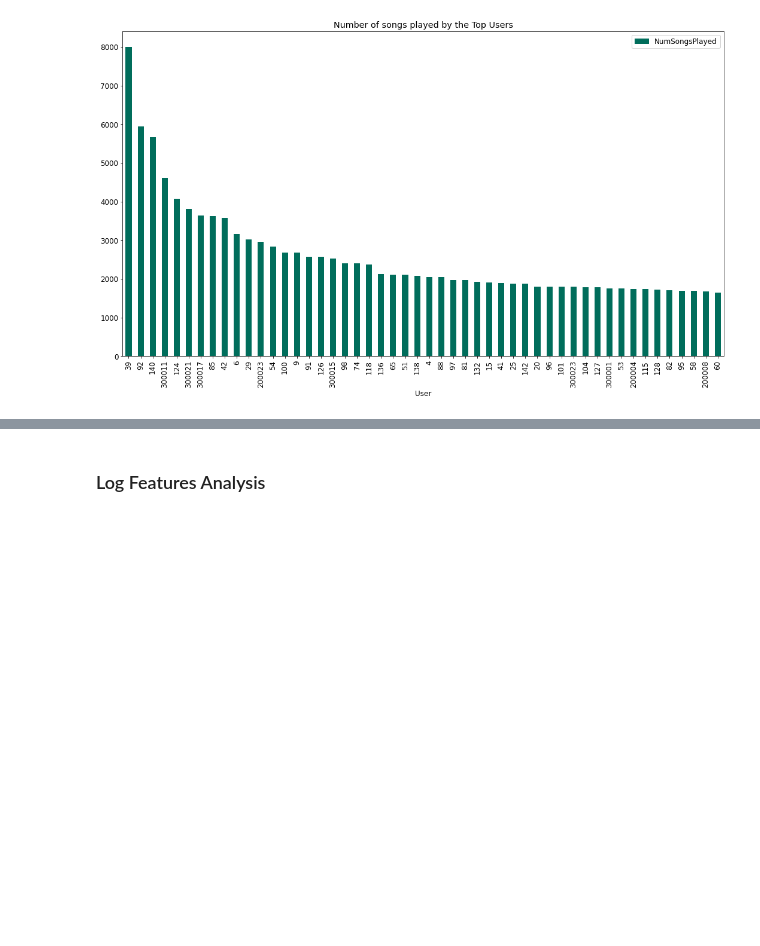
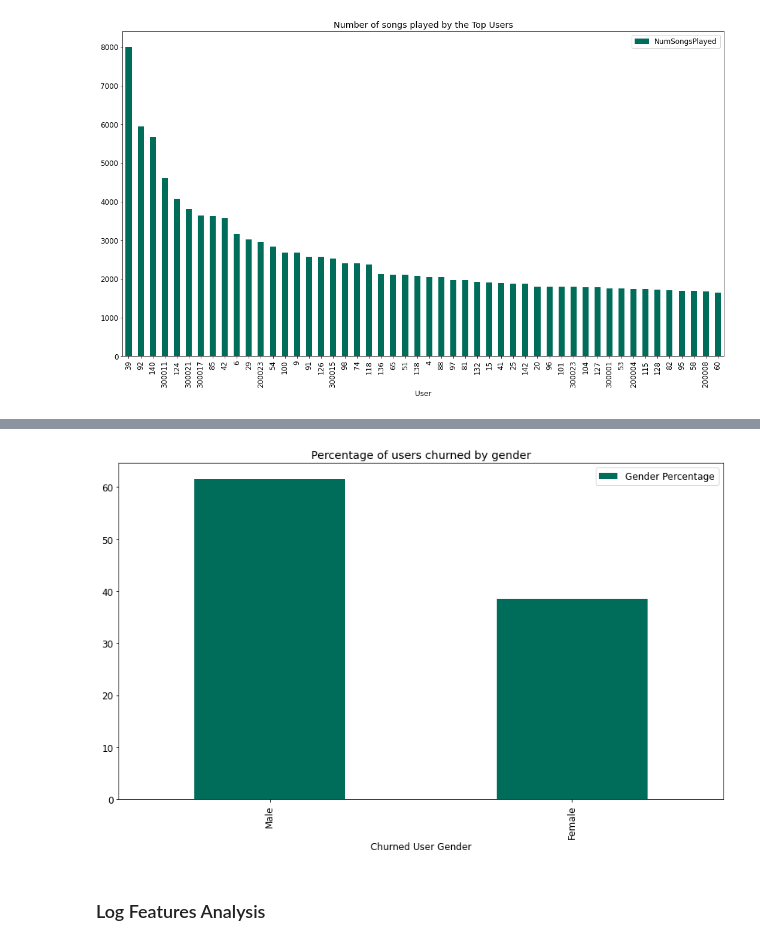
Before and after one commit to isakkabir/isakkabir-Customer-Churn-Prediction-Music-Streaming, a Jupyter notebook: CustomeChurnPrediction.ipynb, the cells around one changed output, grey strips where cells are left out. Saved outputs shown, nothing was run; the diff lists cells and outputs as text; code cells hidden in the pictures; blank space fills up the shorter version.

```diff
--- a/CustomeChurnPrediction.ipynb
+++ b/CustomeChurnPrediction.ipynb
@@ -365,3 +381,16 @@ df = df.withColumn("userCity", delete_space("userCity"))
+# %%
+gender_m = churn_df.toPandas()['gender'].value_counts()[0]
+gender_f = churn_df.toPandas()['gender'].value_counts()[1]
+total_gender = gender_m + gender_f
+gender_types = ['Male', 'Female']
+gender_percentages = [(gender_m/total_gender)*100, (gender_f/total_gender)*100]
+gender_percentages_df = pd.DataFrame(gender_percentages, columns=['Gender Percentage'], index=gender_types)
+gender_percentages_df.plot(kind='bar',color= '#006d5b', figsize=(14,8))
+plt.xlabel('Churned User Gender')
+plt.title('Percentage of users churned by gender')
+plt.show()
+# %% [output]
+[figure, added]
 # %% [markdown]
 ### Log Features Analysis
 # %%
```
Also changed, not shown: parts of 6 cells of this notebook.
